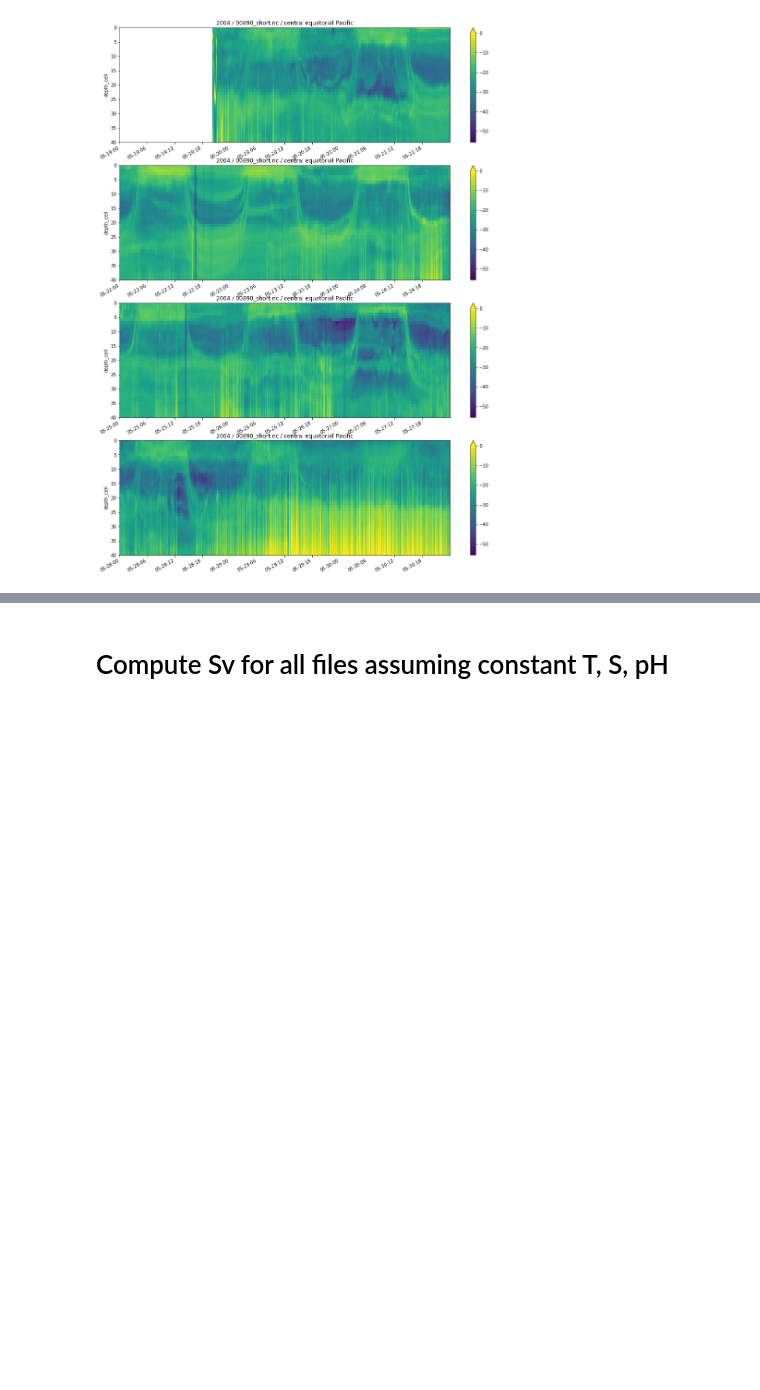
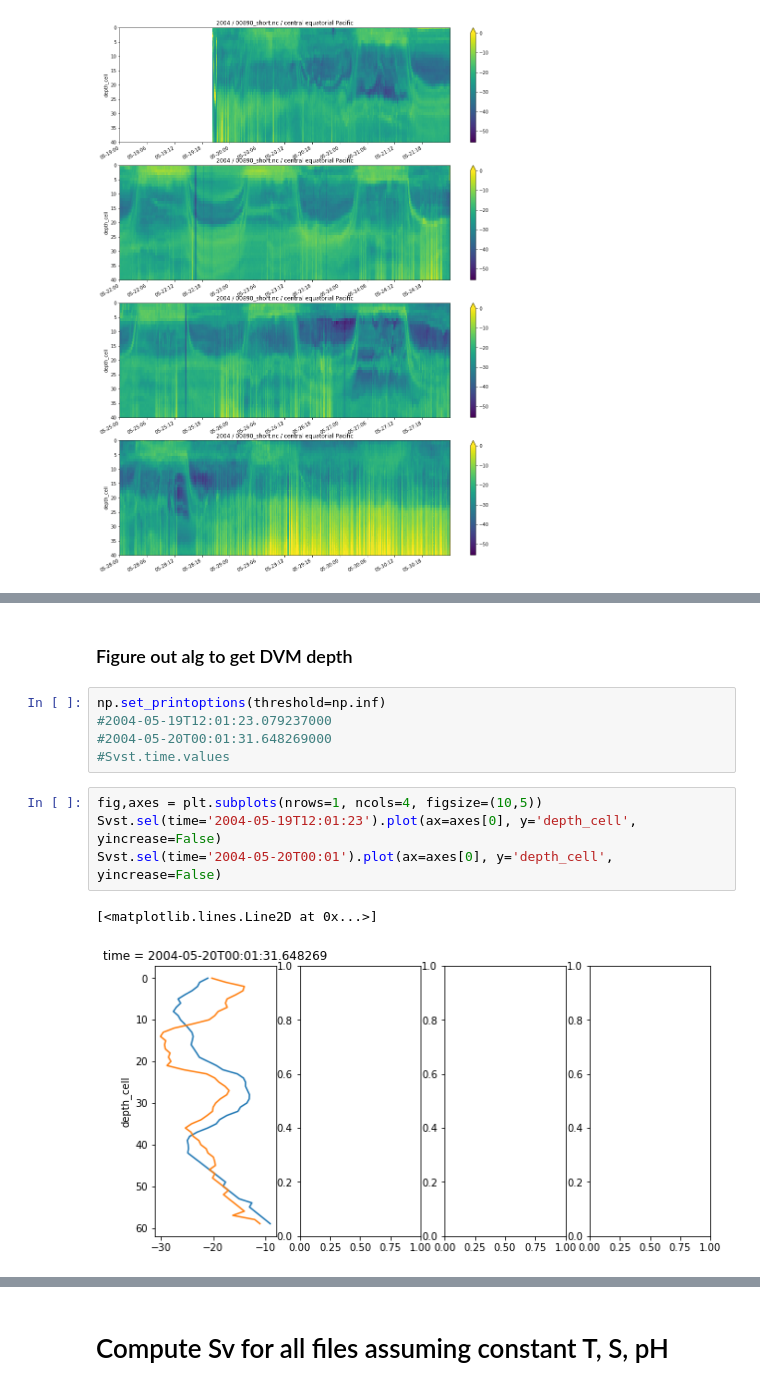
Before and after one commit to shirleyswirley/acoustic-variability, a Jupyter notebook: python/test_DVM_algs_and_UTC_time.ipynb, the cells around one changed output, grey strips where cells are left out. Saved outputs shown, nothing was run; the diff lists cells and outputs as text; blank space fills up the shorter version.

```diff
--- a/python/test_DVM_algs_and_UTC_time.ipynb
+++ b/python/test_DVM_algs_and_UTC_time.ipynb
@@ -259,0 +245,14 @@ plt.plot(Sv['time'])
+# %% [markdown]
+### Figure out alg to get DVM depth
+# %%
+np.set_printoptions(threshold=np.inf)
+#2004-05-19T12:01:23.079237000
+#2004-05-20T00:01:31.648269000
+#Svst.time.values
+# %%
+fig,axes = plt.subplots(nrows=1, ncols=4, figsize=(10,5))
+Svst.sel(time='2004-05-19T12:01:23').plot(ax=axes[0], y='depth_cell', yincrease=False)
+Svst.sel(time='2004-05-20T00:01').plot(ax=axes[0], y='depth_cell', yincrease=False)
+# %% [output]
+[<matplotlib.lines.Line2D at 0x...>]
+[figure, added]
```
Also changed, not shown: parts of 54 cells of this notebook.
